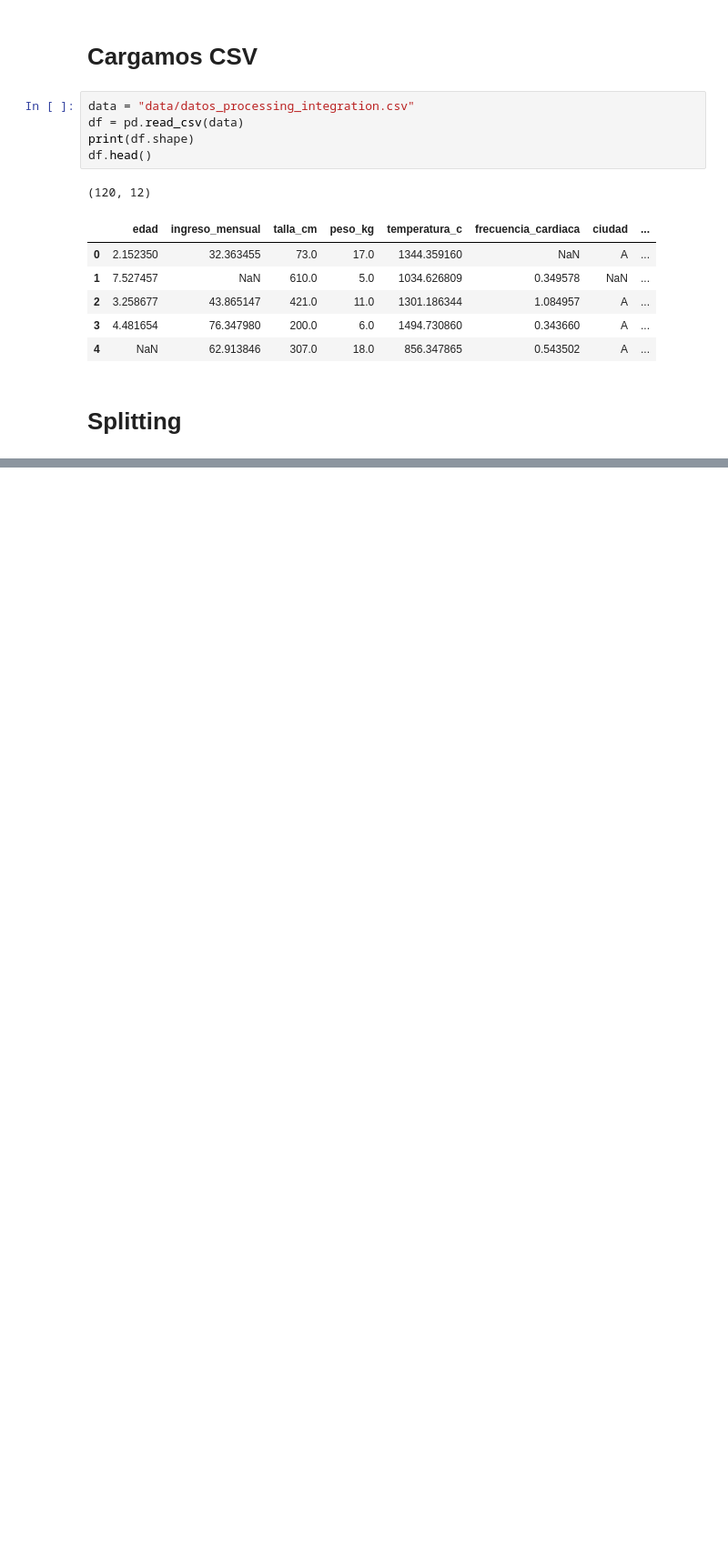
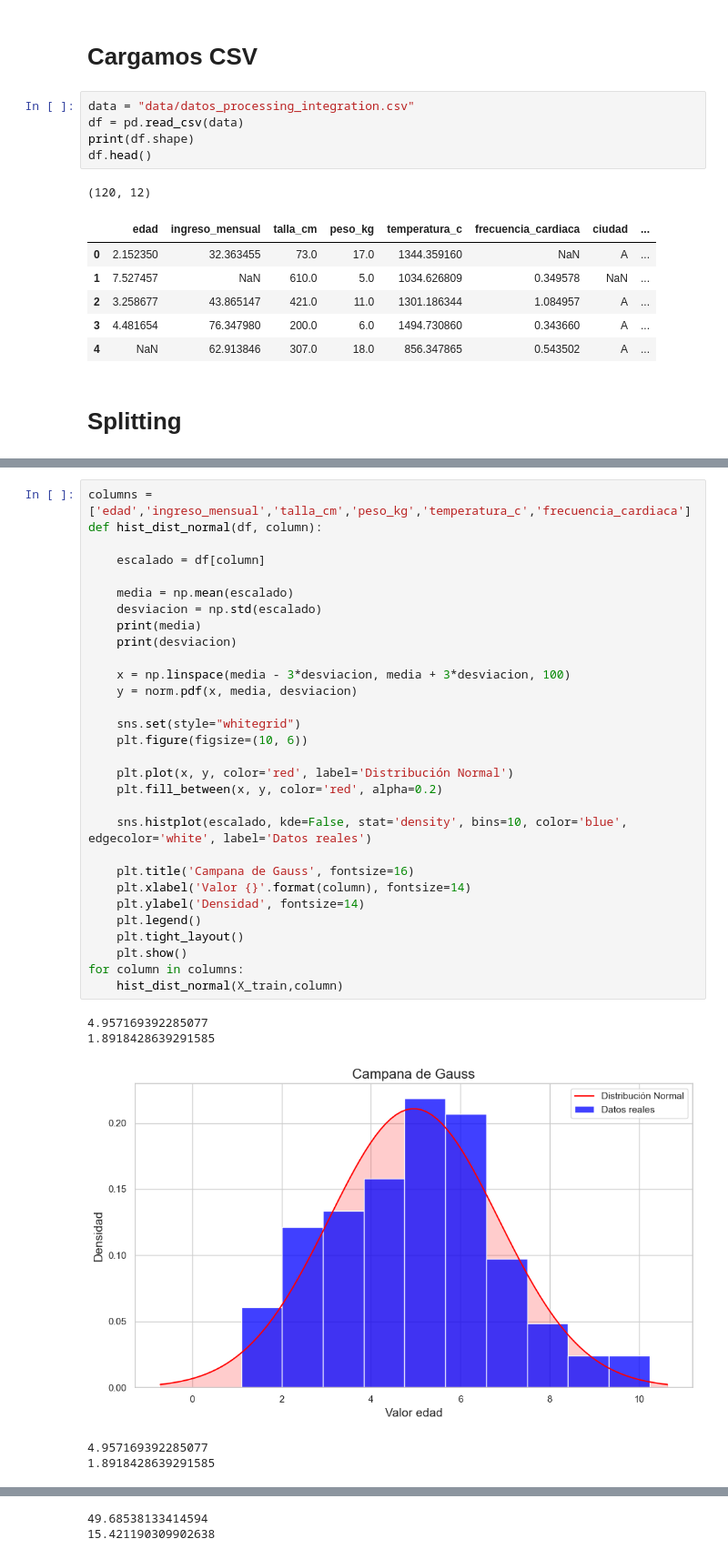
Before and after one commit to D-Lemus/data_leak_exercise, a Jupyter notebook: data_leak_exercise.ipynb, the cells around one changed output, grey strips where cells are left out. Shown at 91% size. Drawn from its saved outputs; the diff is of its cells as text; blank space fills up the shorter version.

```diff
--- a/data_leak_exercise.ipynb
+++ b/data_leak_exercise.ipynb
@@ -57,0 +63,36 @@ num: ['ciudad', 'tipo_servicio', 'nivel', 'codigo_serie', 'referencia']
+# %%
+columns = ['edad','ingreso_mensual','talla_cm','peso_kg','temperatura_c','frecuencia_cardiaca']
+def hist_dist_normal(df, column):
+
+    escalado = df[column]
+
+    media = np.mean(escalado)
+    desviacion = np.std(escalado)
+    print(media)
+    print(desviacion)
+
+    x = np.linspace(media - 3*desviacion, media + 3*desviacion, 100)
+    y = norm.pdf(x, media, desviacion)
+
+    sns.set(style="whitegrid")
+    plt.figure(figsize=(10, 6))
+
+    plt.plot(x, y, color='red', label='Distribución Normal')
+    plt.fill_between(x, y, color='red', alpha=0.2)
+
+    sns.histplot(escalado, kde=False, stat='density', bins=10, color='blue', edgecolor='white', label='Datos reales')
+
+    plt.title('Campana de Gauss', fontsize=16)
+    plt.xlabel('Valor {}'.format(column), fontsize=14)
+    plt.ylabel('Densidad', fontsize=14)
+    plt.legend()
+    plt.tight_layout()
+    plt.show()
+for column in columns:
+    hist_dist_normal(X_train,column)
+# %% [output]
+4.957169392285077
+1.8918428639291585
+[figure, added]
+4.957169392285077
+1.8918428639291585
@@ -57,0 +100,2 @@ num: ['ciudad', 'tipo_servicio', 'nivel', 'codigo_serie', 'referencia']
+49.68538133414594
+15.421190309902638
```
Also changed, not shown: parts of 6 cells of this notebook.
